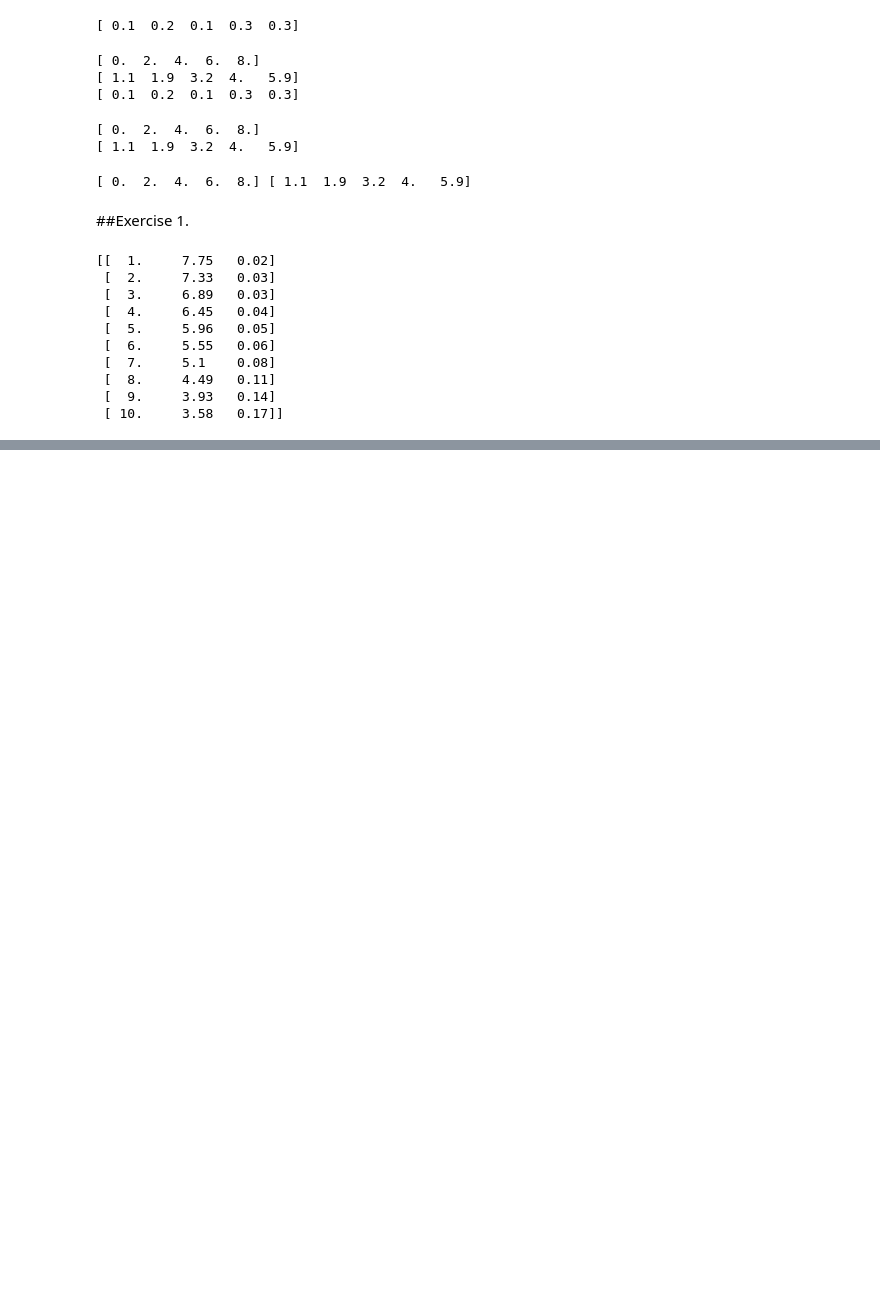
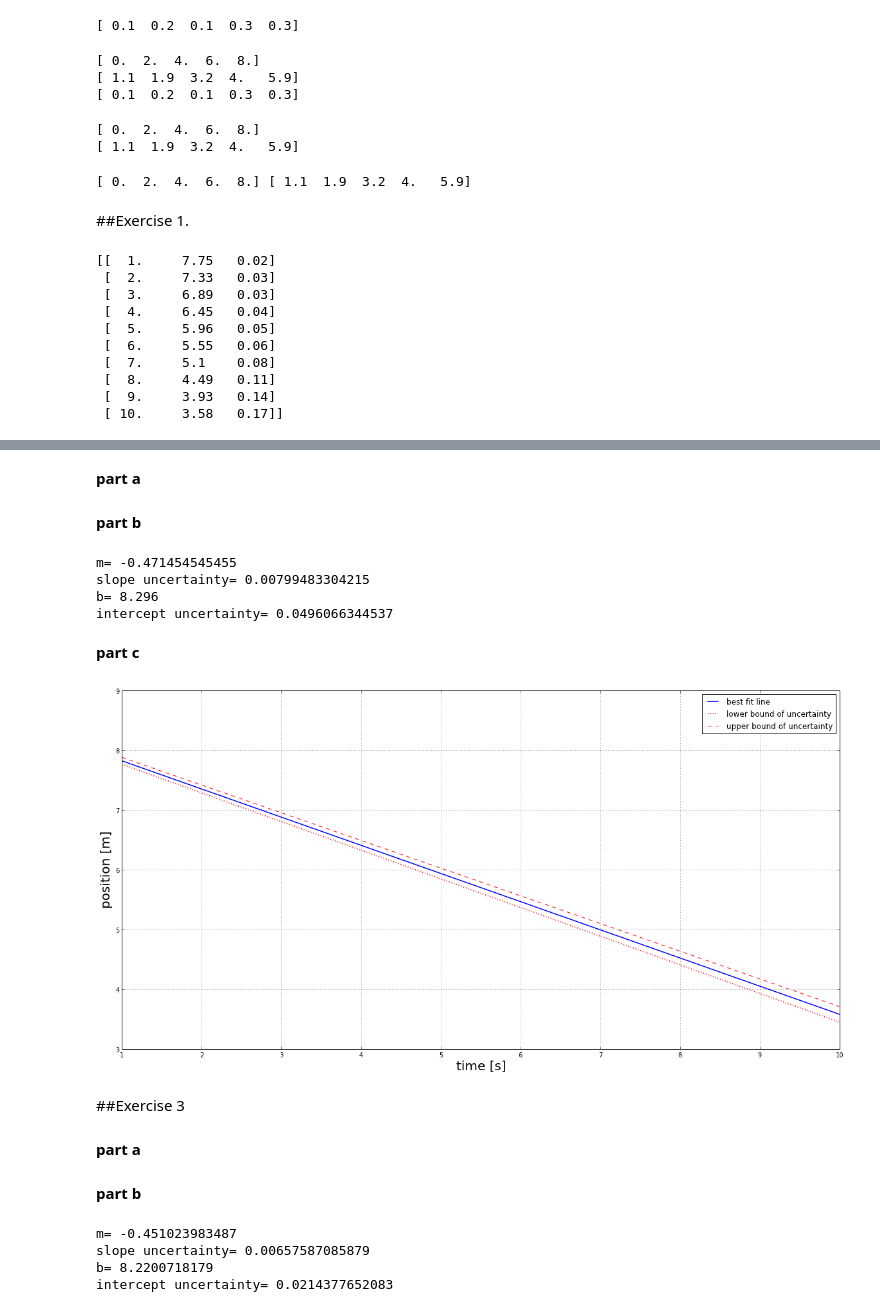
Before and after one commit to kbouch/PHYS202-S13, a Jupyter notebook: Week9/ThursdayExercises.ipynb, the cells around one changed output, grey strips where cells are left out. Saved outputs shown, nothing was run; the diff lists cells and outputs as text; code cells hidden in the pictures; blank space fills up the shorter version.

Commit message:
nearly done with week 9 in-class exercises

```diff
--- a/Week9/ThursdayExercises.ipynb
+++ b/Week9/ThursdayExercises.ipynb
@@ -83,0 +89,2 @@ fin.close()
+# %% [markdown]
+__part a__
@@ -83,0 +117,52 @@ fin.close()
+# %% [markdown]
+__part b__
+# %%
+f = open('linearData.cvs','r')
+x,y = np.loadtxt(f,delimiter=',',usecols=[0,1],unpack=True)
+
+m,b,m_unc,b_unc = linear_least_squares(x,y)
+
+print 'm=',m
+print 'slope uncertainty=',m_unc
+print 'b=',b
+print 'intercept uncertainty=',b_unc
+# %% [output]
+m= -0.471454545455
+slope uncertainty= 0.00799483304215
+b= 8.296
+intercept uncertainty= 0.0496066344537
+# %% [markdown]
+__part c__
+# %%
+x_dom = np.arange(1,10.,0.01)
+
+y_bestfit = m*x_dom + b
+y_uncminus = (m-m_unc)*x_dom + (b-b_unc)
+y_uncplus = (m+m_unc)*x_dom + (b+b_unc)
+
+
+fig = gcf()
+fig = figure(figsize=(20.,10.))
+ax = gca()
+ax.plot(x_dom,y_bestfit,color='blue',linewidth=1.5,linestyle='-',label='best fit line')
+#linelabel= 'y = %.4f x + %.4f' % (m,b)
+ax.plot(x_dom,y_uncminus,color='red',linewidth=2.,linestyle=':',label='lower bound of uncertainty')
+ax.plot(x_dom,y_uncplus,color='red',linewidth=1.,linestyle='--',label='upper bound of uncertainty')
+
+legend(loc=1)
+xlabel('time [s]',fontsize=20.)
+ylabel('position [m]',fontsize=20.)
+
+xlim(1,10)
+ylim(3,9)
+
+grid()
+
+
+show()
+# %% [output]
+[figure, added]
+# %% [markdown]
+##Exercise 3
+# %% [markdown]
+__part a__
@@ -83,0 +199,17 @@ fin.close()
+# %% [markdown]
+__part b__
+# %%
+f = open('linearData.cvs','r')
+x,y,yerr = np.loadtxt(f,delimiter=',',usecols=[0,1,2],unpack=True)
+
+m,b,m_unc,b_unc = weighted_linear_least_squares(x,y,yerr)
+
+print 'm=',m
+print 'slope uncertainty=',m_unc
+print 'b=',b
+print 'intercept uncertainty=',b_unc
+# %% [output]
+m= -0.451023983487
+slope uncertainty= 0.00657587085879
+b= 8.2200718179
+intercept uncertainty= 0.0214377652083
```
Also changed, not shown: parts of 4 cells of this notebook.
